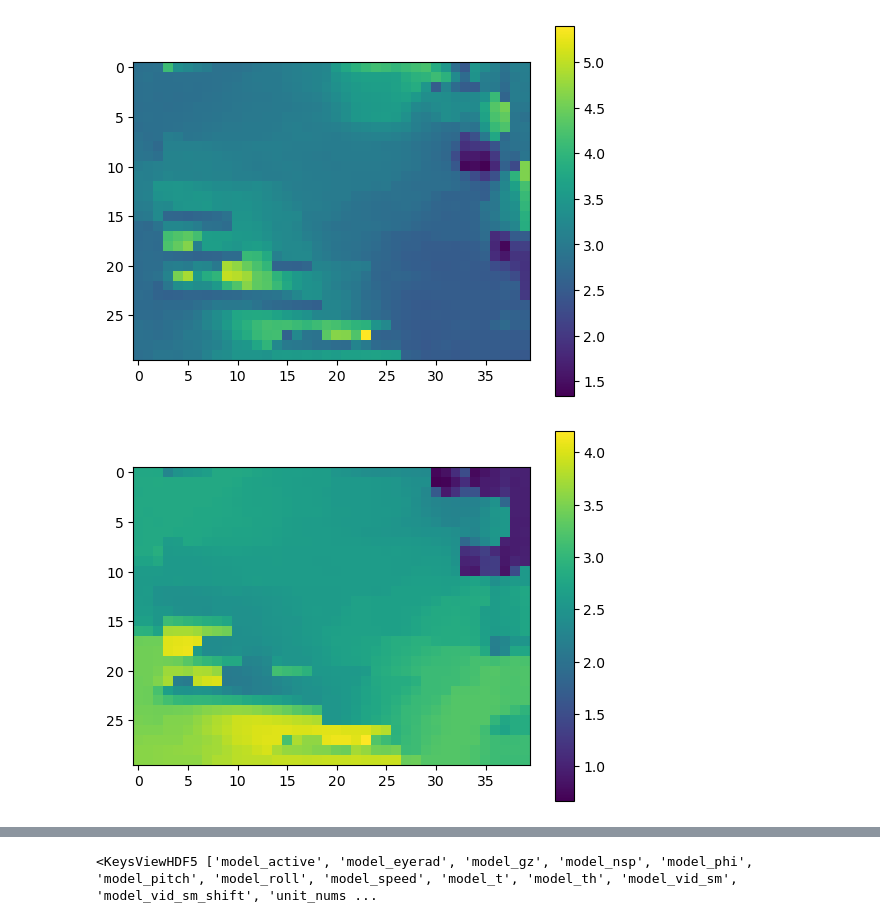
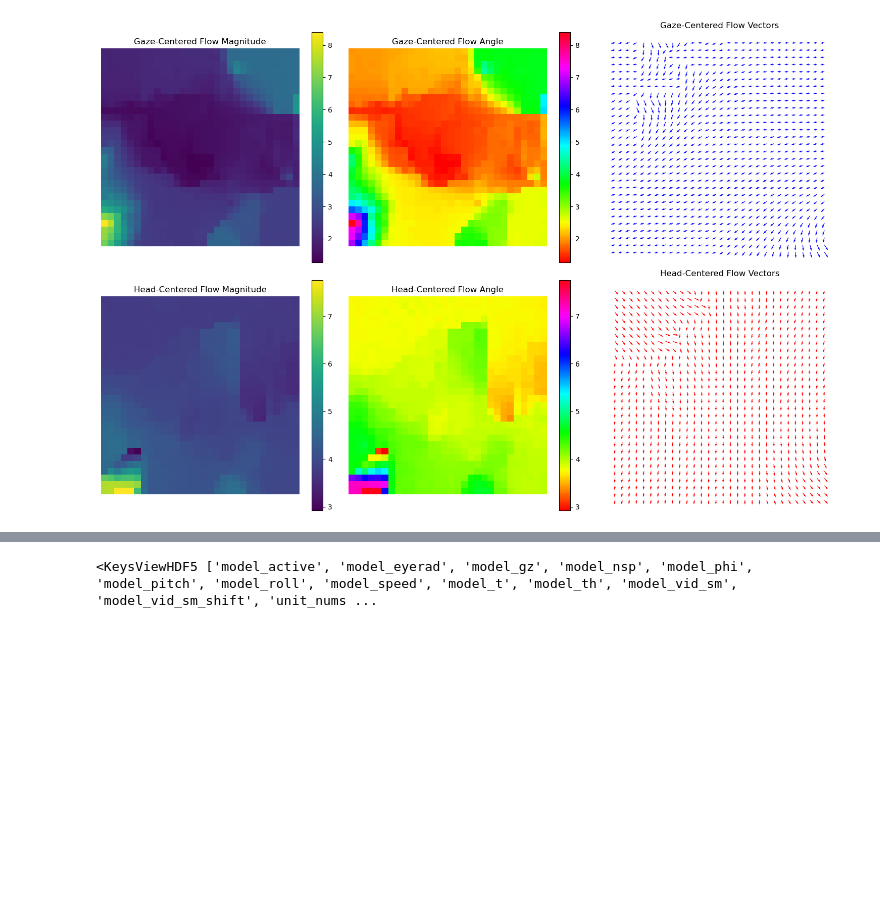
Before and after one commit to BonnenLab/U19-preliminary-data-analysis, a Jupyter notebook: simple-motion-stats.ipynb, the cells around one changed output, grey strips where cells are left out. Saved outputs shown, nothing was run; the diff lists cells and outputs as text; code cells hidden in the pictures; blank space fills up the shorter version.

```diff
--- a/simple-motion-stats.ipynb
+++ b/simple-motion-stats.ipynb
@@ -45,12 +71,53 @@ flow_angle = np.stack(flow_angle)
+# %%
+flow_mag_head = np.load('opticflow_head_magnitude.npy')
+flow_angle_head = np.load('opticflow_head_angle.npy')
+flow_mag_gaze = np.load('opticflow_gaze_magnitude.npy')
+flow_angle_gaze = np.load('opticflow_gaze_angle.npy')
 # %%
-flow_magnitude.shape
+# Calculate vector components from magnitude and angle
+U_gaze = flow_mag_gaze[0,...] * np.cos((flow_angle_gaze[0,...]))
+V_gaze = flow_mag_gaze[0,...] * np.sin((flow_angle_gaze[0,...]))
+U_head = flow_mag_head[0,...] * np.cos((flow_angle_head[0,...]))
+V_head = flow_mag_head[0,...] * np.sin((flow_angle_head[0,...]))
+# Create a 2x3 subplot
+fig, axs = plt.subplots(nrows=2, ncols=3, figsize=(15, 10))
 
-plt.imshow(flow_magnitude[0,:,:])
-plt.colorbar()
+this_frame = 20010
+
+# First row for gaze-centered data
+img1 = axs[0, 0].imshow(flow_mag_gaze[this_frame, :, :], cmap='viridis')
+fig.colorbar(img1, ax=axs[0, 0])
+axs[0, 0].set_title('Gaze-Centered Flow Magnitude')
+axs[0, 0].axis('off')
+
+img2 = axs[0, 1].imshow(flow_angle_gaze[this_frame, :, :], cmap='hsv')
+fig.colorbar(img2, ax=axs[0, 1])
+axs[0, 1].set_title('Gaze-Centered Flow Angle')
+axs[0, 1].axis('off')
+
+qv1 = axs[0, 2].quiver(U_gaze, V_gaze, color='blue')
+axs[0, 2].set_title('Gaze-Centered Flow Vectors')
+axs[0, 2].axis('equal')
+axs[0, 2].axis('off')
+
+# Second row for head-centered data
+img3 = axs[1, 0].imshow(flow_mag_head[this_frame, :, :], cmap='viridis')
+fig.colorbar(img3, ax=axs[1, 0])
+axs[1, 0].set_title('Head-Centered Flow Magnitude')
+axs[1, 0].axis('off')
+
+img4 = axs[1, 1].imshow(flow_angle_head[this_frame, :, :], cmap='hsv')
+fig.colorbar(img4, ax=axs[1, 1])
+axs[1, 1].set_title('Head-Centered Flow Angle')
+axs[1, 1].axis('off')
+
+qv2 = axs[1, 2].quiver(U_head, V_head, color='red')
+axs[1, 2].set_title('Head-Centered Flow Vectors')
+axs[1, 2].axis('equal')
+axs[1, 2].axis('off')
+
+# Show the plot
+plt.tight_layout()
 plt.show()
-plt.imshow(flow_angle[0,:,:])
-plt.colorbar()
-plt.show()
 # %% [output]
-[figure, old version]
+[figure, new version]
-[figure, removed]
```
Also changed, not shown: parts of 9 cells of this notebook, 2 other files.
